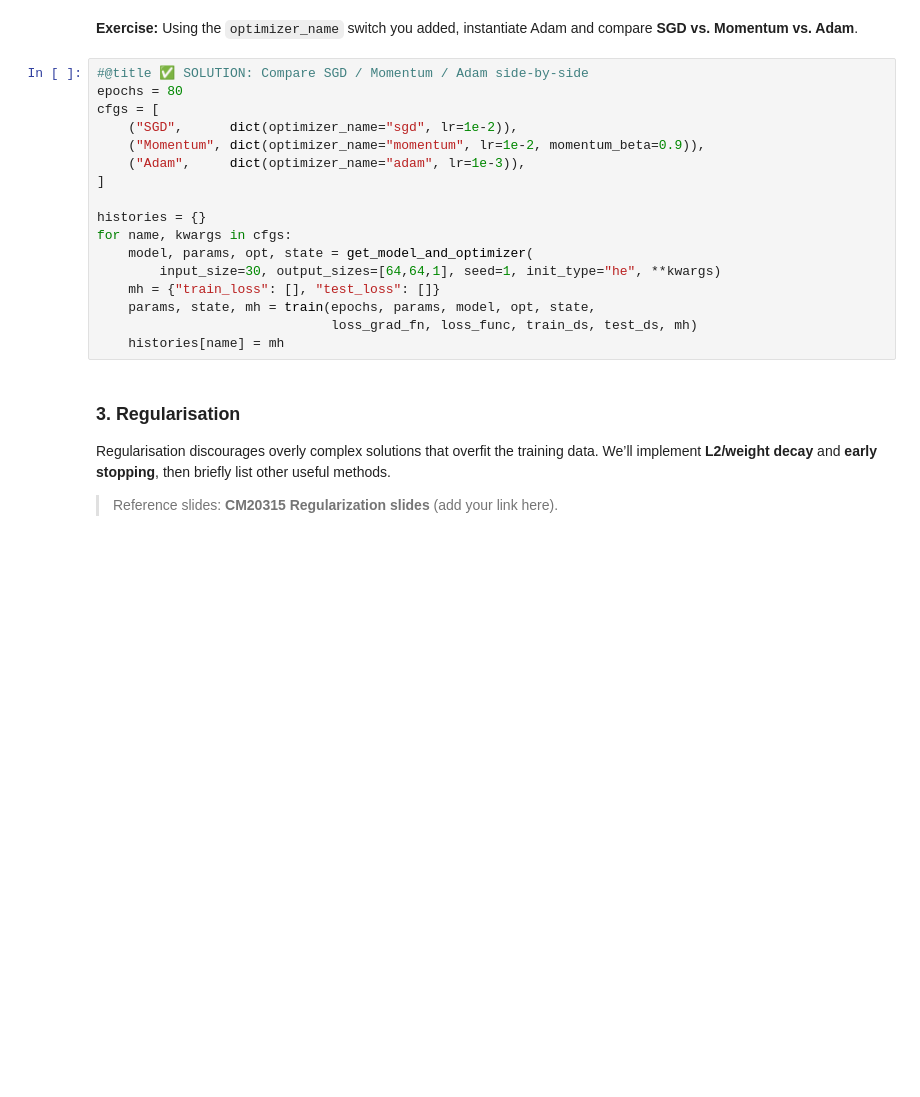
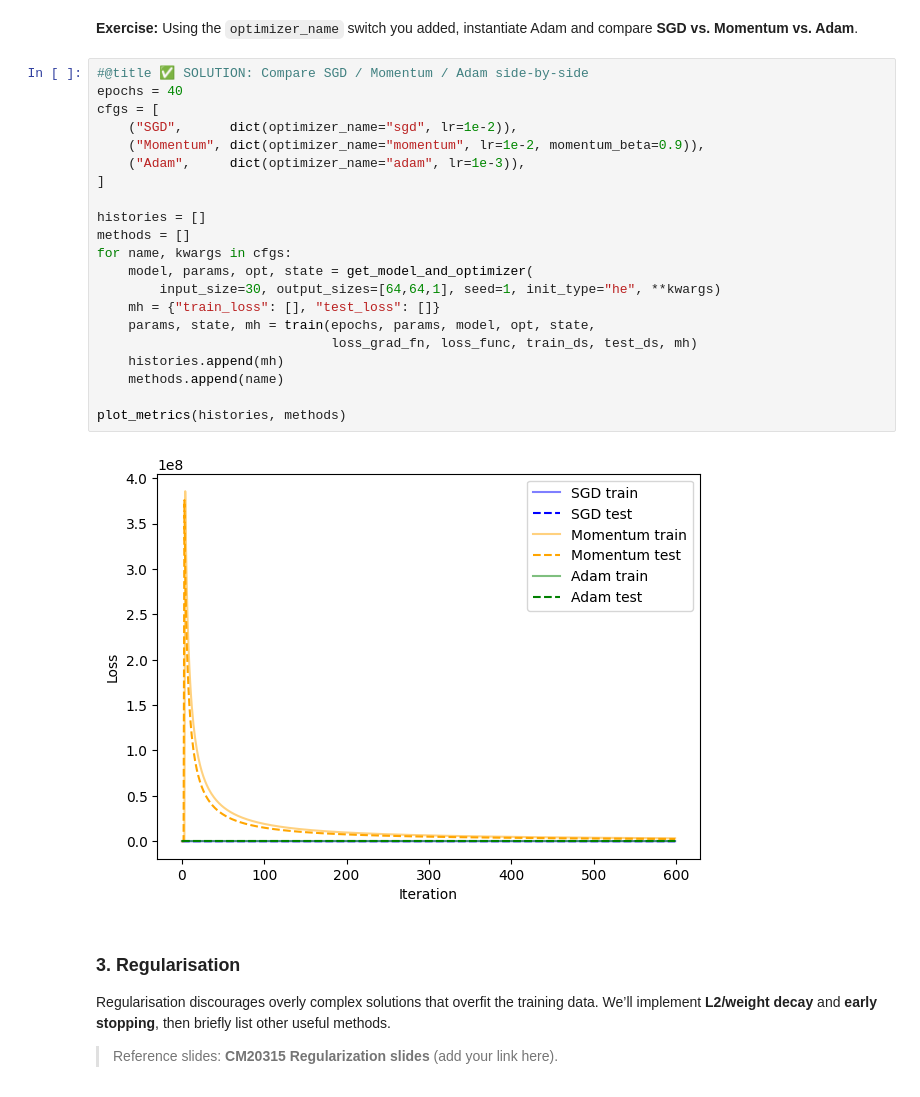
Before and after one commit to deep-learning-indaba/indaba-pracs-2025, a Jupyter notebook: practicals/ML_Foundation/Part_3/Machine_learning_evaluation_and_generalisation.ipynb, the cells around one changed output. Saved outputs shown, nothing was run; the diff lists cells and outputs as text; blank space fills up the shorter version.

```diff
--- a/practicals/ML_Foundation/Part_3/Machine_learning_evaluation_and_generalisation.ipynb
+++ b/practicals/ML_Foundation/Part_3/Machine_learning_evaluation_and_generalisation.ipynb
@@ -1320,21 +1419,27 @@ Adam maintains **exponentially decaying moving averages** of gradients and squar
 **Exercise:** Using the `optimizer_name` switch you added, instantiate Adam and compare **SGD vs. Momentum vs. Adam**.
 # %%
 #@title ✅ SOLUTION: Compare SGD / Momentum / Adam side-by-side
-epochs = 80
+epochs = 40
 cfgs = [
     ("SGD",      dict(optimizer_name="sgd", lr=1e-2)),
     ("Momentum", dict(optimizer_name="momentum", lr=1e-2, momentum_beta=0.9)),
     ("Adam",     dict(optimizer_name="adam", lr=1e-3)),
 ]
 
-histories = {}
+histories = []
+methods = []
 for name, kwargs in cfgs:
     model, params, opt, state = get_model_and_optimizer(
         input_size=30, output_sizes=[64,64,1], seed=1, init_type="he", **kwargs)
     mh = {"train_loss": [], "test_loss": []}
     params, state, mh = train(epochs, params, model, opt, state,
                               loss_grad_fn, loss_func, train_ds, test_ds, mh)
-    histories[name] = mh
+    histories.append(mh)
+    methods.append(name)
+
+plot_metrics(histories, methods)
+# %% [output]
+[figure, added]
 # %% [markdown]
 ### 3. Regularisation
 
```
Also changed, not shown: parts of 17 cells of this notebook.
